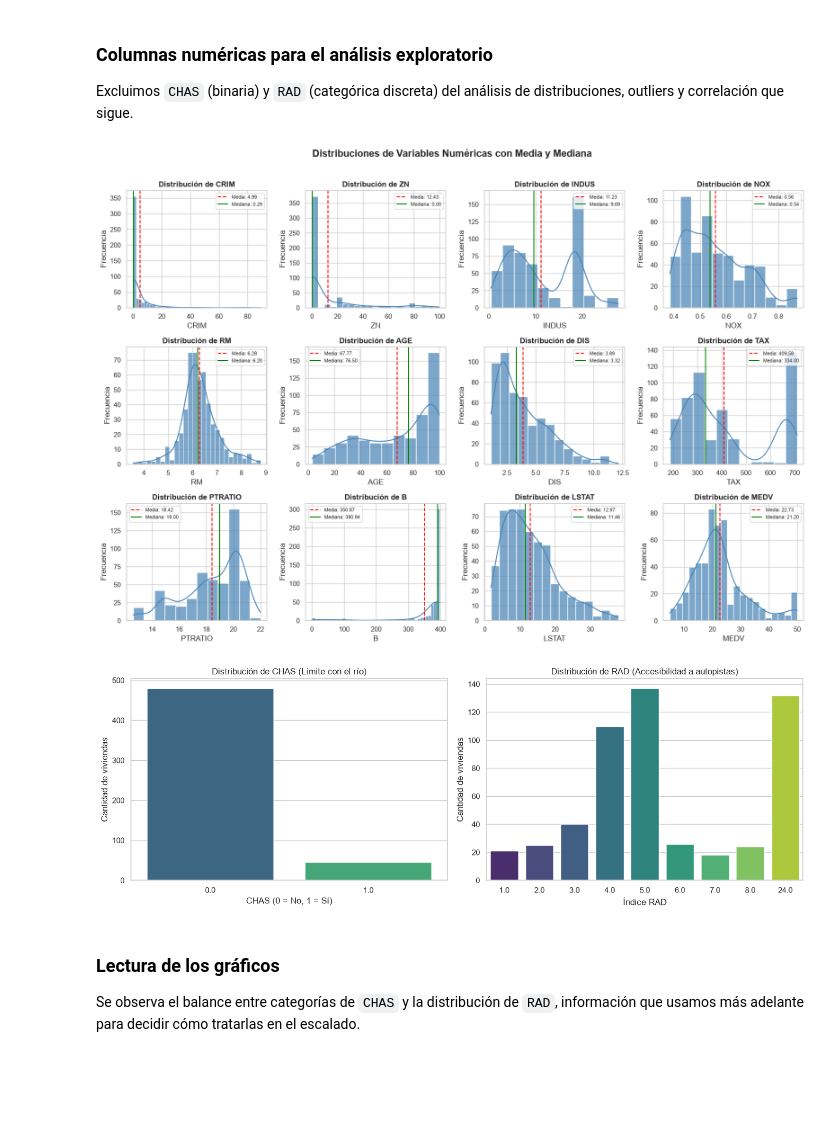
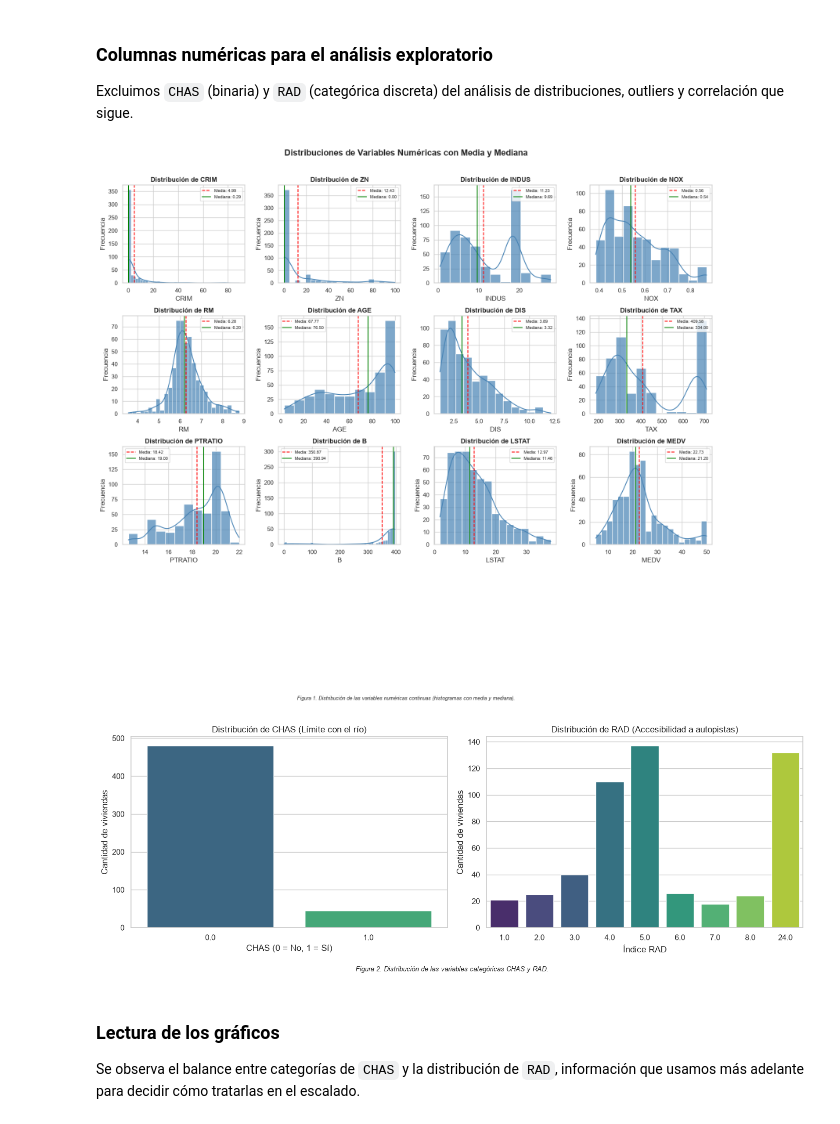
Before and after one commit to valentinocivetta04/TP_AA1_Civetta_Fucci_Frank_Winter, a Jupyter notebook: TP1/TP-regresion-AA1.ipynb, the cells around one changed output. Cells and saved outputs as stored; diff of their text form; code cells hidden in the pictures; blank space fills up the shorter version.

```diff
--- a/TP1/TP-regresion-AA1.ipynb
+++ b/TP1/TP-regresion-AA1.ipynb
@@ -352,34 +352,37 @@ columnas_numericas = [col for col in df_casas_limpio.columns if col != 'CHAS' an
 fig, axes = plt.subplots(4, 4, figsize=(16, 14))
 axes = axes.flatten()
 
 for i, col in enumerate(columnas_numericas):
     ax = axes[i]
     sns.histplot(df_casas_limpio[col], kde=True, ax=ax, color='steelblue',
                  edgecolor='white', alpha=0.7)
 
     # Líneas de referencia: media y mediana
     media = df_casas_limpio[col].mean()
     mediana = df_casas_limpio[col].median()
     ax.axvline(media, color='red', linestyle='--', linewidth=1.5,
                label=f'Media: {media:.2f}')
     ax.axvline(mediana, color='green', linestyle='-', linewidth=1.5,
                label=f'Mediana: {mediana:.2f}')
 
     ax.set_title(f'Distribución de {col}', fontweight='bold')
     ax.set_xlabel(col)
     ax.set_ylabel('Frecuencia')
     ax.legend(fontsize=8)
 
 # Desactivamos los ejes basándonos en la nueva cantidad de columnas
 for j in range(len(columnas_numericas), len(axes)):
     axes[j].set_visible(False)
 
 plt.suptitle('Distribuciones de Variables Numéricas con Media y Mediana',
              fontsize=16, fontweight='bold', y=1.01)
 plt.tight_layout()
+plt.subplots_adjust(bottom=0.05)
+plt.figtext(0.5, 0.005, 'Figura 1. Distribución de las variables numéricas continuas (histogramas con media y mediana).',
+            ha='center', fontsize=9, style='italic')
 plt.show()
 # %% [output]
-[figure, old version]
+[figure, new version]
 # %%
 fig, axes = plt.subplots(1, 2, figsize=(14, 5))
 
@@ -394,9 +397,12 @@ axes[1].set_xlabel('Índice RAD')
 axes[1].set_ylabel('Cantidad de viviendas')
 
 plt.tight_layout()
+plt.subplots_adjust(bottom=0.18)
+plt.figtext(0.5, 0.01, 'Figura 2. Distribución de las variables categóricas CHAS y RAD.',
+            ha='center', fontsize=9, style='italic')
 plt.show()
 # %% [output]
-[figure, old version]
+[figure, new version]
 # %% [markdown]
 ### Lectura de los gráficos
 Se observa el balance entre categorías de `CHAS` y la distribución de `RAD`, información que usamos más adelante para decidir cómo tratarlas en el escalado.
```
Also changed, not shown: parts of 7 cells of this notebook.
